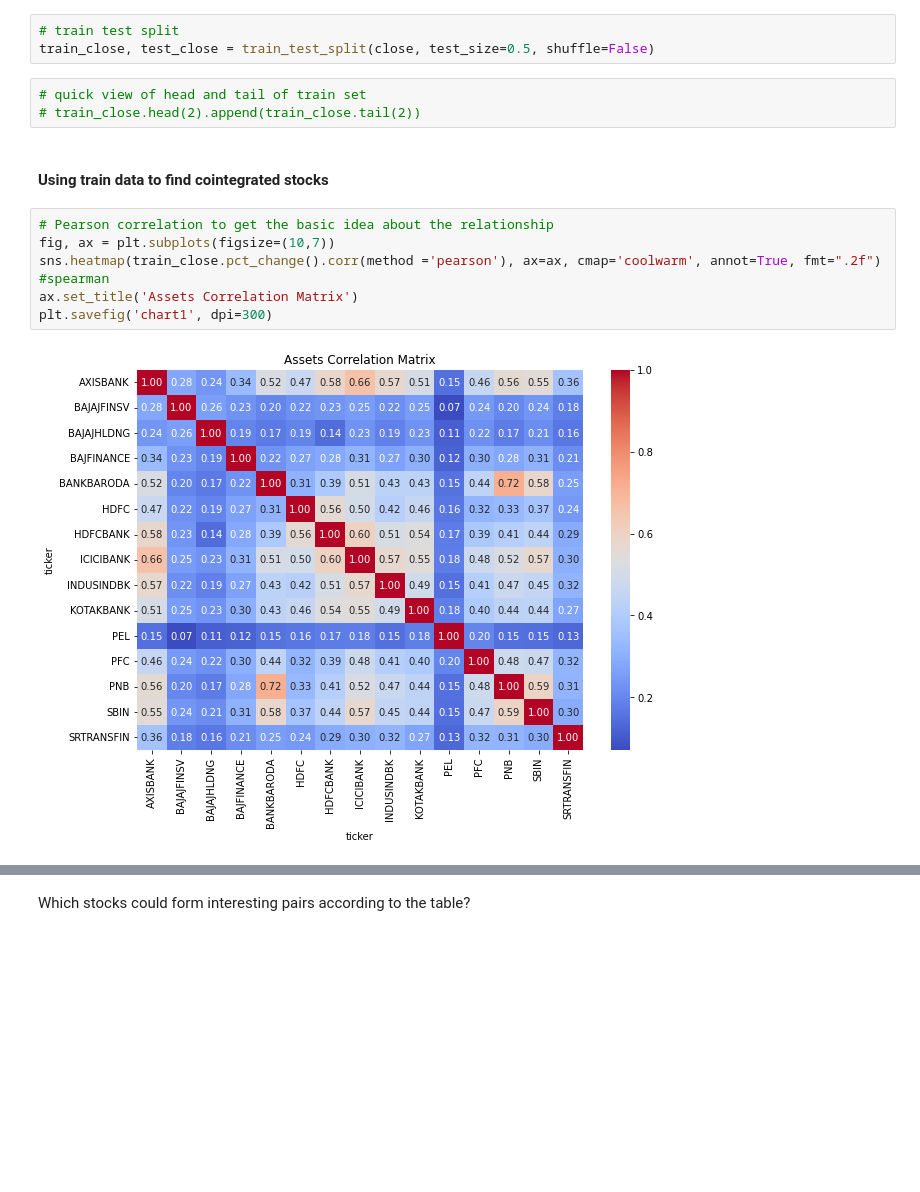
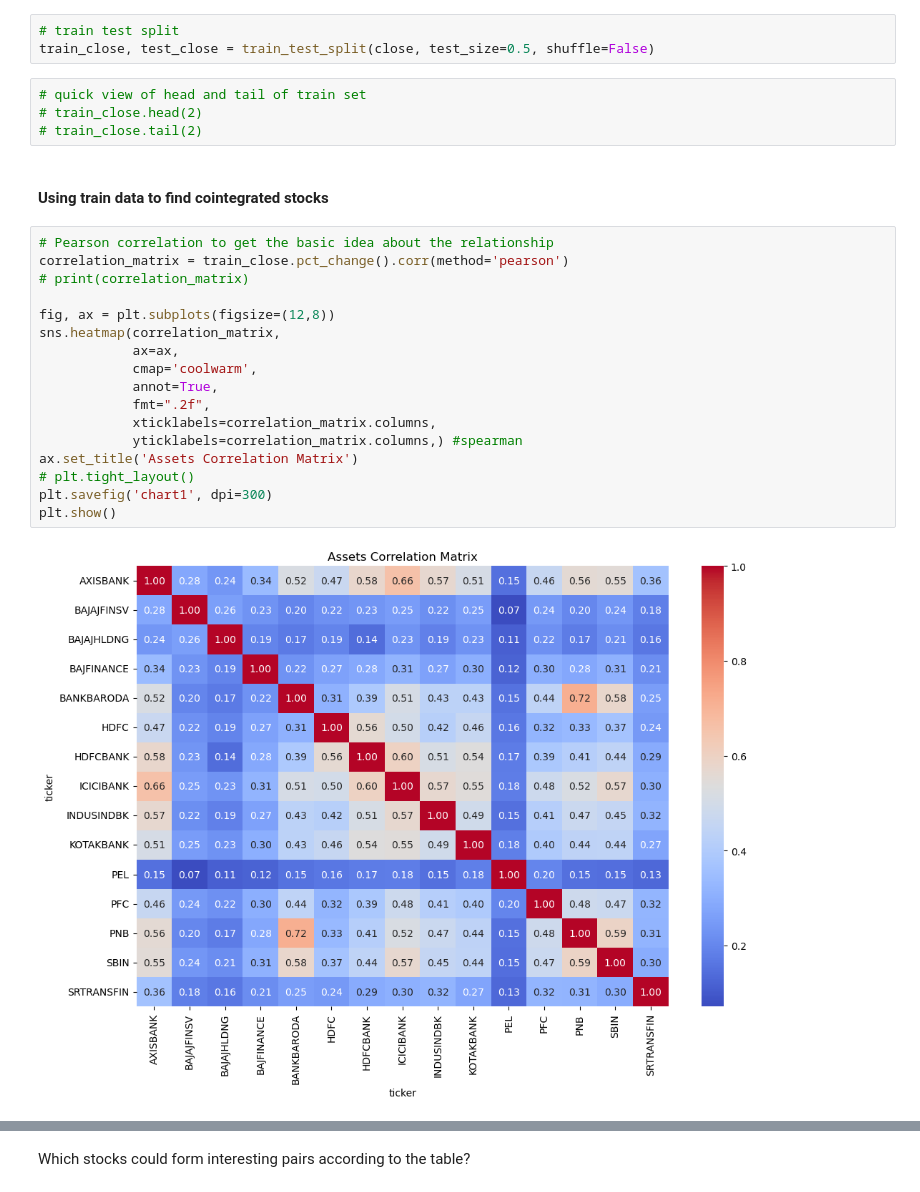
Before and after one commit to temef/FIRMA_ml, a Jupyter notebook: Exercise2/Exercise 2C/execise_2C_short_pairstrading.ipynb, the cells around one changed output, grey strips where cells are left out. Saved outputs shown, nothing was run; the diff lists cells and outputs as text; blank space fills up the shorter version.

```diff
--- a/Exercise2/Exercise 2C/execise_2C_short_pairstrading.ipynb
+++ b/Exercise2/Exercise 2C/execise_2C_short_pairstrading.ipynb
@@ -134,14 +136,26 @@ Next, we split the close data to train_close and test_close.
 train_close, test_close = train_test_split(close, test_size=0.5, shuffle=False)
 # %%
 # quick view of head and tail of train set
-# train_close.head(2).append(train_close.tail(2))
+# train_close.head(2)
+# train_close.tail(2)
 # %% [markdown]
 <h4> Using train data to find cointegrated stocks
 # %%
 # Pearson correlation to get the basic idea about the relationship
-fig, ax = plt.subplots(figsize=(10,7))
-sns.heatmap(train_close.pct_change().corr(method ='pearson'), ax=ax, cmap='coolwarm', annot=True, fmt=".2f") #spearman
+correlation_matrix = train_close.pct_change().corr(method='pearson')
+# print(correlation_matrix)
+
+fig, ax = plt.subplots(figsize=(12,8))
+sns.heatmap(correlation_matrix,
+            ax=ax,
+            cmap='coolwarm',
+            annot=True,
+            fmt=".2f",
+            xticklabels=correlation_matrix.columns,
+            yticklabels=correlation_matrix.columns,) #spearman
 ax.set_title('Assets Correlation Matrix')
+# plt.tight_layout()
 plt.savefig('chart1', dpi=300)
+plt.show()
 # %% [output]
-[figure, old version]
+[figure, new version]
```
Also changed, not shown: parts of 5 cells of this notebook, 2 other files.
